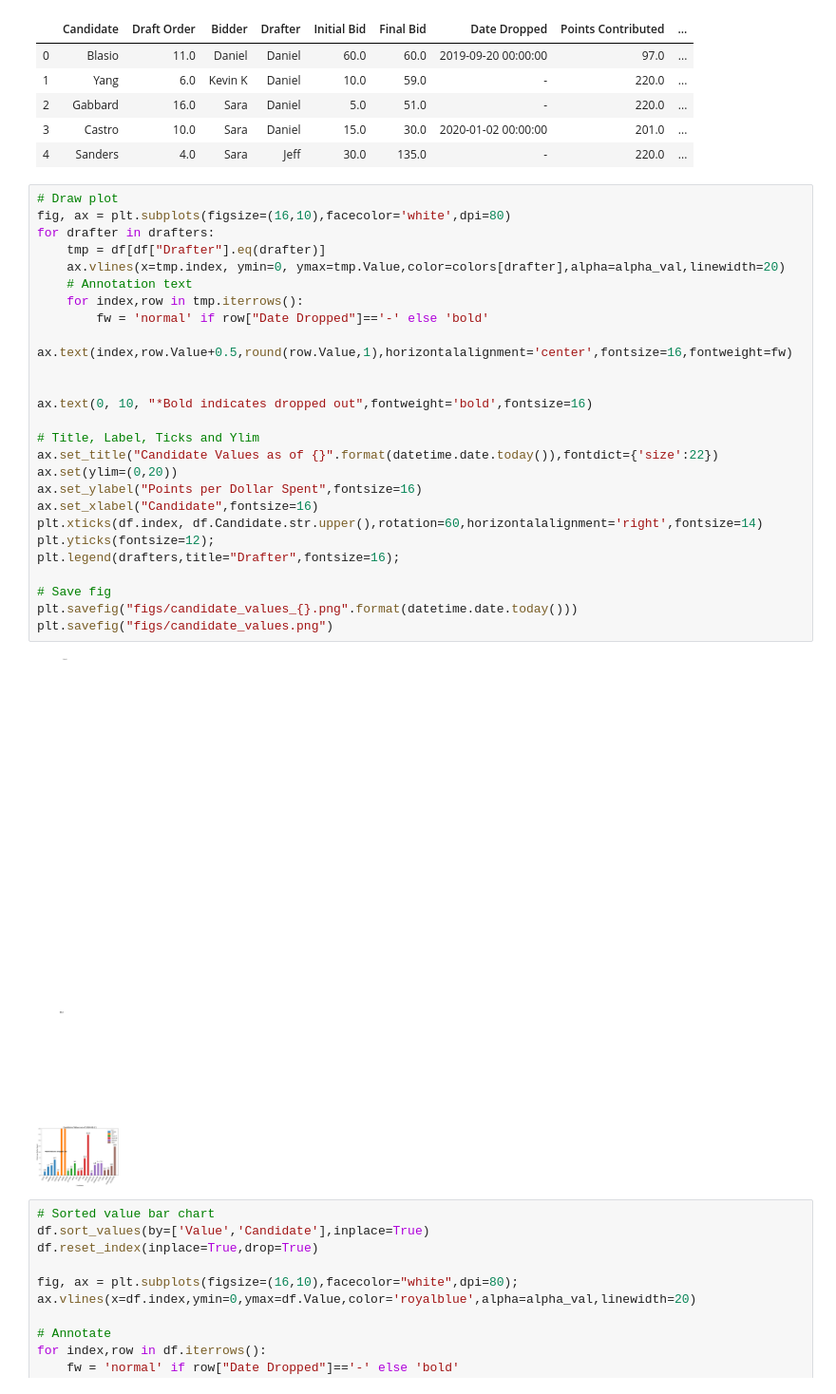
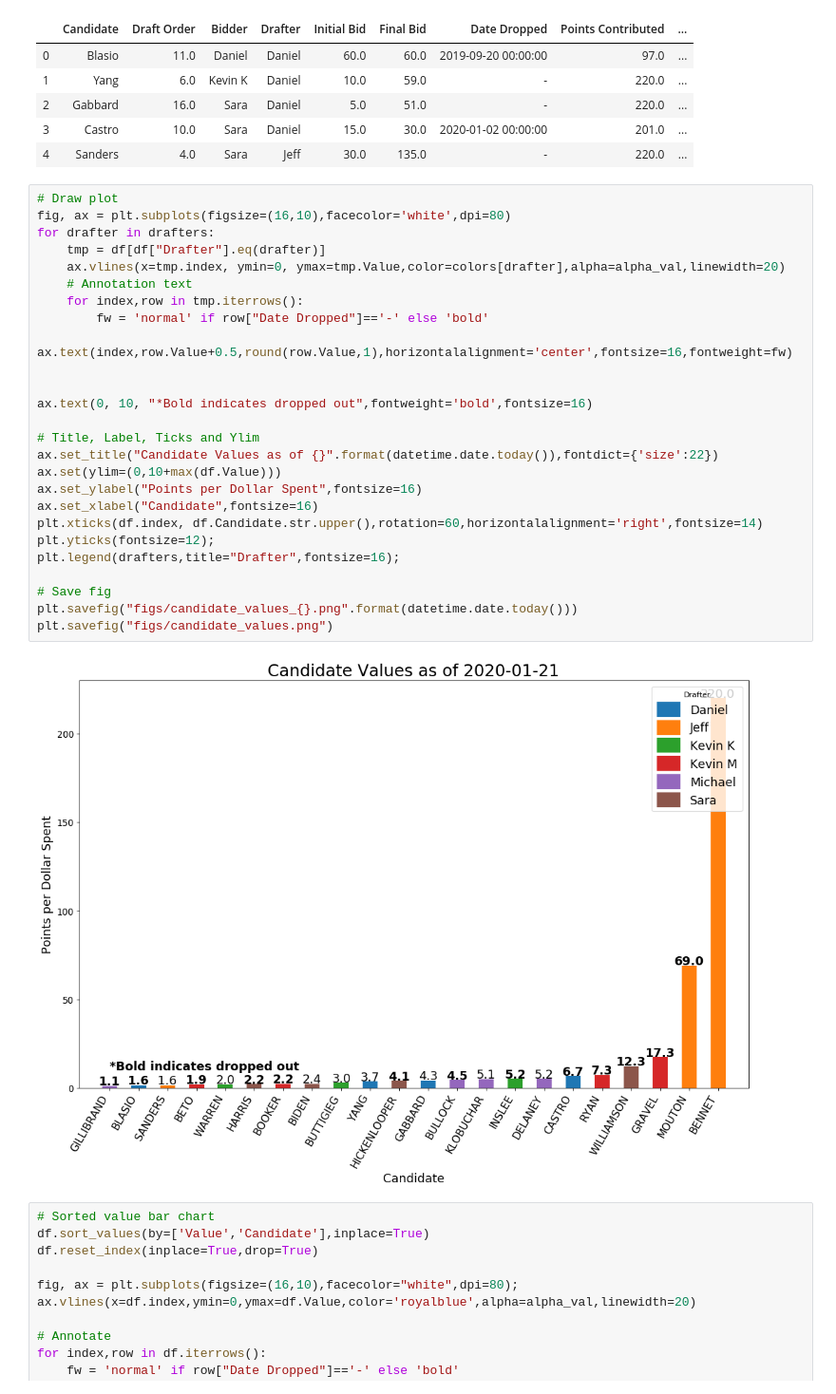
Before and after one commit to graphitical/demmies, a Jupyter notebook: demmies.ipynb, the cells around one changed output. Shown: that part at 95% size. Cells and saved outputs as stored; diff of their text form.

Commit message:
Updated plot axis max/min

```diff
--- a/demmies.ipynb
+++ b/demmies.ipynb
@@ -113,31 +113,31 @@ df.head()
 # %%
 # Draw plot
 fig, ax = plt.subplots(figsize=(16,10),facecolor='white',dpi=80)
 for drafter in drafters:
     tmp = df[df["Drafter"].eq(drafter)]
     ax.vlines(x=tmp.index, ymin=0, ymax=tmp.Value,color=colors[drafter],alpha=alpha_val,linewidth=20)
     # Annotation text
     for index,row in tmp.iterrows():
         fw = 'normal' if row["Date Dropped"]=='-' else 'bold'
         ax.text(index,row.Value+0.5,round(row.Value,1),horizontalalignment='center',fontsize=16,fontweight=fw)
 
 
 ax.text(0, 10, "*Bold indicates dropped out",fontweight='bold',fontsize=16)
 
 # Title, Label, Ticks and Ylim
 ax.set_title("Candidate Values as of {}".format(datetime.date.today()),fontdict={'size':22})
-ax.set(ylim=(0,20))
+ax.set(ylim=(0,10+max(df.Value)))
 ax.set_ylabel("Points per Dollar Spent",fontsize=16)
 ax.set_xlabel("Candidate",fontsize=16)
 plt.xticks(df.index, df.Candidate.str.upper(),rotation=60,horizontalalignment='right',fontsize=14)
 plt.yticks(fontsize=12);
 plt.legend(drafters,title="Drafter",fontsize=16);
 
 # Save fig
 plt.savefig("figs/candidate_values_{}.png".format(datetime.date.today()))
 plt.savefig("figs/candidate_values.png")
 # %% [output]
-[figure, old version]
+[figure, new version]
 # %%
 # Sorted value bar chart
 df.sort_values(by=['Value','Candidate'],inplace=True)
```
Also changed, not shown: 2 other files.
